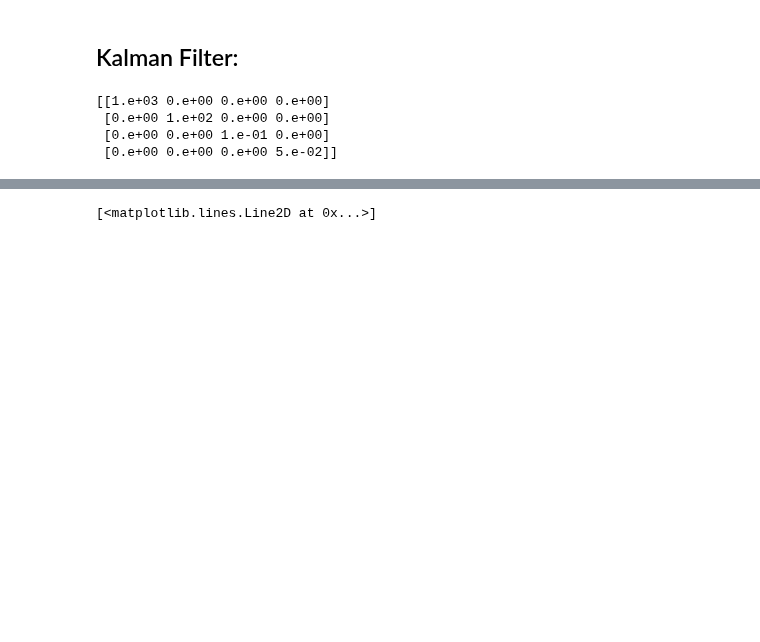
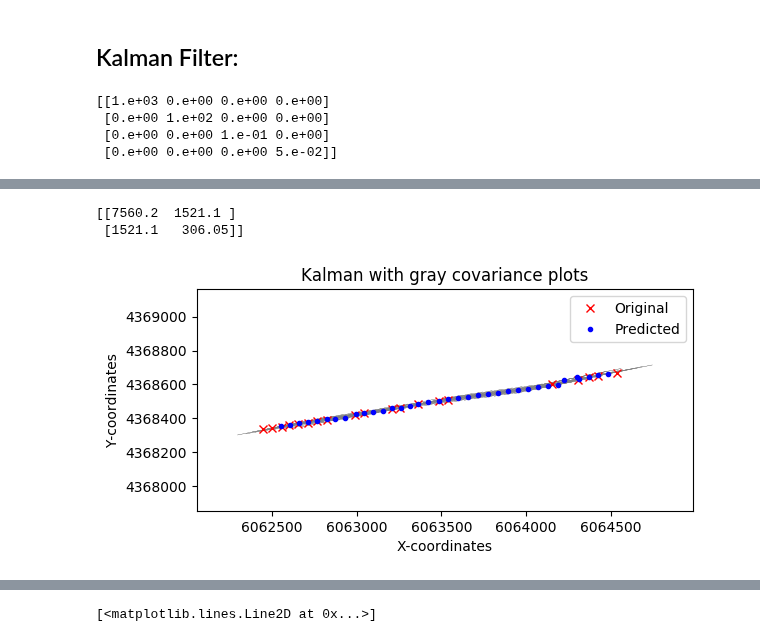
Before and after one commit to cnburger/AIS_KalmanFilter, a Jupyter notebook: KalmanFilter_adjust.ipynb, the cells around one changed output, grey strips where cells are left out. Saved outputs shown, nothing was run; the diff lists cells and outputs as text; code cells hidden in the pictures; blank space fills up the shorter version.

```diff
--- a/KalmanFilter_adjust.ipynb
+++ b/KalmanFilter_adjust.ipynb
@@ -192,0 +205,54 @@ plt.plot()
+# %%
+def extract_long_lat_covariance(mat_in):
+    Var1 = mat_in[0,0]
+    Var2 = mat_in[1,1]
+    Cov12 = mat_in[0,1]
+
+    result = np.array([[Var1,Cov12],[Cov12,Var2]])
+    return result
+# %%
+import matplotlib as mpl
+mpl.rcParams.update(mpl.rcParamsDefault)
+# %%
+i_test = 2
+x = X_coord[i_test]
+y = [i_test]
+
+cov = extract_long_lat_covariance(Pk_save_states[i_test])
+print(cov)
+lambda_, v = np.linalg.eig(cov)
+lambda_ = np.sqrt(lambda_)
+
+ax = plt.subplot(111, aspect='equal')
+
+for obs in range(0, len(X_coord)):
+    x = X_coord[obs]
+    y = Y_coord[obs]
+    for j in np.arange(0,4):
+        ell = Ellipse(xy=(np.mean(x), np.mean(y)),
+                      width=lambda_[0]*j*2, height=lambda_[1]*j*2,
+                      angle=np.rad2deg(np.arccos(v[0, 0])), edgecolor='gray', lw=0.2, facecolor='none')
+        #ell.set_facecolor('none')
+        ax.add_artist(ell)
+
+
+plt.ylim(min(Y_coord)-500,max(Y_coord)+500)
+plt.xlim(min(X_coord)-500,max(X_coord)+500)
+plt.plot(X_orig,Y_orig, "rx")
+plt.plot(X_coord,Y_coord,'b.')
+
+legend_data = np.array(["Original", "Predicted"])
+plt.legend(legend_data, loc = 'best')
+plt.title("Kalman with gray covariance plots")
+plt.xlabel("X-coordinates")
+plt.ylabel("Y-coordinates")
+
+plt.show()
+
+
+# plt.ylim(4368200,4368500)
+# plt.xlim(6062400,6062950)
+# %% [output]
+[[7560.2  1521.1 ]
+ [1521.1   306.05]]
+[figure, added]
```
Also changed, not shown: parts of 14 cells of this notebook.
